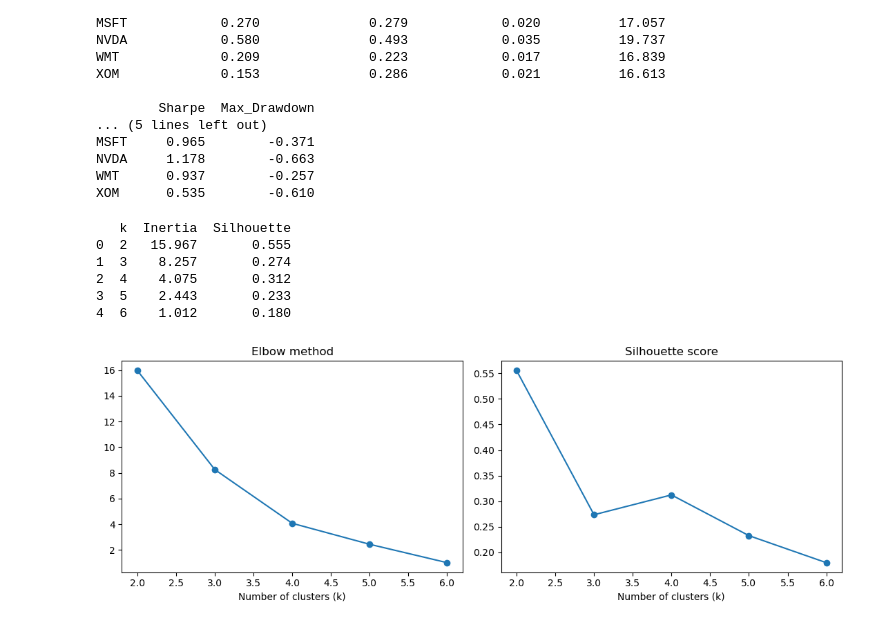
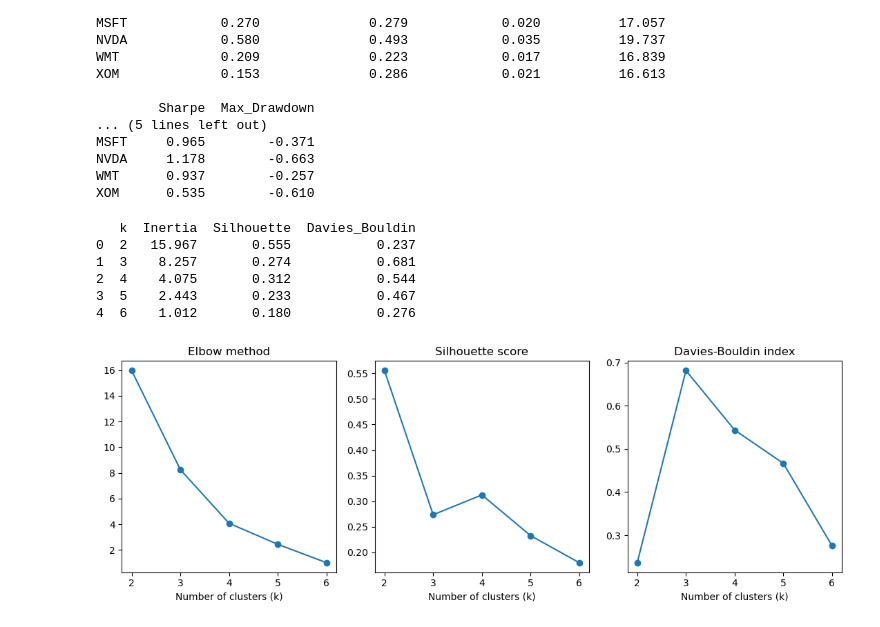
Before and after one commit to duntski/CA1_2026081, a Jupyter notebook: Dulamsuren_Tsamba_CA1_MLforBis_HDip.ipynb, the cells around one changed output. Saved outputs shown, nothing was run; the diff lists cells and outputs as text; code cells hidden in the pictures.

Commit message:
Davies-Bouldin Index
Added Davies-Bouldin Index

```diff
--- a/Dulamsuren_Tsamba_CA1_MLforBis_HDip.ipynb
+++ b/Dulamsuren_Tsamba_CA1_MLforBis_HDip.ipynb
@@ -200,35 +201,37 @@ WMT      0.937        -0.257
 XOM      0.535        -0.610
 # %%
 from sklearn.cluster import KMeans
-from sklearn.metrics import silhouette_score
+from sklearn.metrics import silhouette_score, davies_bouldin_score
 
 # Try k = 2..6
 k_range = range(2, 7)
-inertia, sil = [], []
+inertia, sil, dbi = [], [], []
 
 for k in k_range:
     km = KMeans(n_clusters=k, n_init=10, random_state=42)
     labels = km.fit_predict(X)
-    inertia.append(km.inertia_)
-    sil.append(silhouette_score(X, labels))
+    inertia.append(km.inertia_)                          #elbow_method
+    sil.append(silhouette_score(X, labels))              #silhouette_score
+    dbi.append(davies_bouldin_score(X, labels))          #davies_bouldin_score
 
 # Summary table of the two metrics
-k_results = pd.DataFrame({"k": list(k_range), "Inertia": inertia, "Silhouette": sil}).round(3)
+k_results = pd.DataFrame({"k": list(k_range), "Inertia": inertia, "Silhouette": sil, "Davies_Bouldin": dbi}).round(3)
 print(k_results)
 
 # Visualize
-fig, axes = plt.subplots(1, 2, figsize=(11, 4))
+fig, axes = plt.subplots(1, 3, figsize=(11, 4))
 axes[0].plot(k_range, inertia, marker="o"); axes[0].set_title("Elbow method")
 axes[1].plot(k_range, sil, marker="o");     axes[1].set_title("Silhouette score")
+axes[2].plot(k_range, dbi, marker="o");      axes[2].set_title("Davies-Bouldin index")
 for ax in axes:
     ax.set_xlabel("Number of clusters (k)")
 plt.tight_layout()
 plt.show()
 # %% [output]
-   k  Inertia  Silhouette
-0  2   15.967       0.555
-1  3    8.257       0.274
-2  4    4.075       0.312
-3  5    2.443       0.233
-4  6    1.012       0.180
+   k  Inertia  Silhouette  Davies_Bouldin
+0  2   15.967       0.555           0.237
+1  3    8.257       0.274           0.681
+2  4    4.075       0.312           0.544
+3  5    2.443       0.233           0.467
+4  6    1.012       0.180           0.276
-[figure, old version]
+[figure, new version]
```
Also changed, not shown: parts of 1 cell of this notebook.
